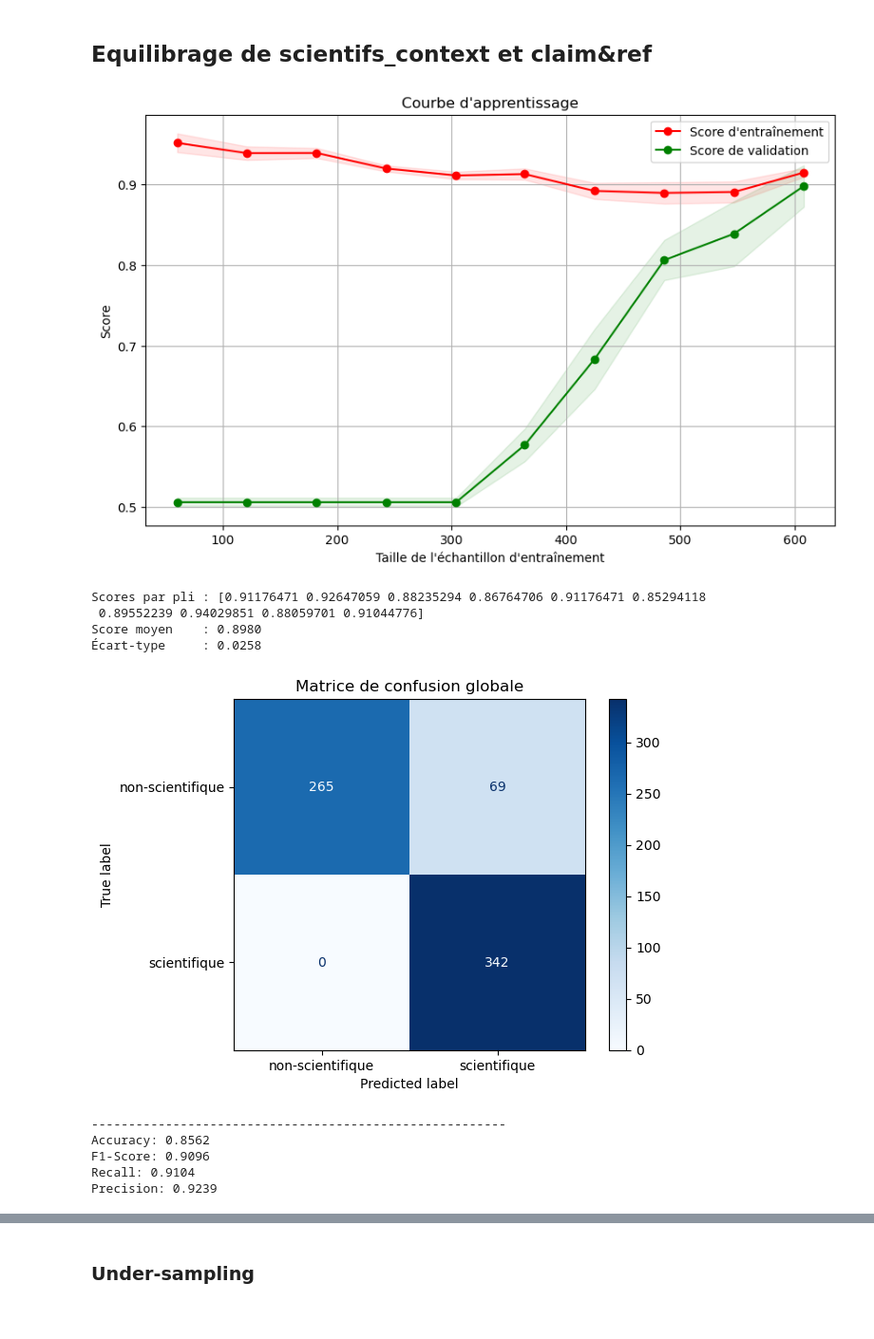
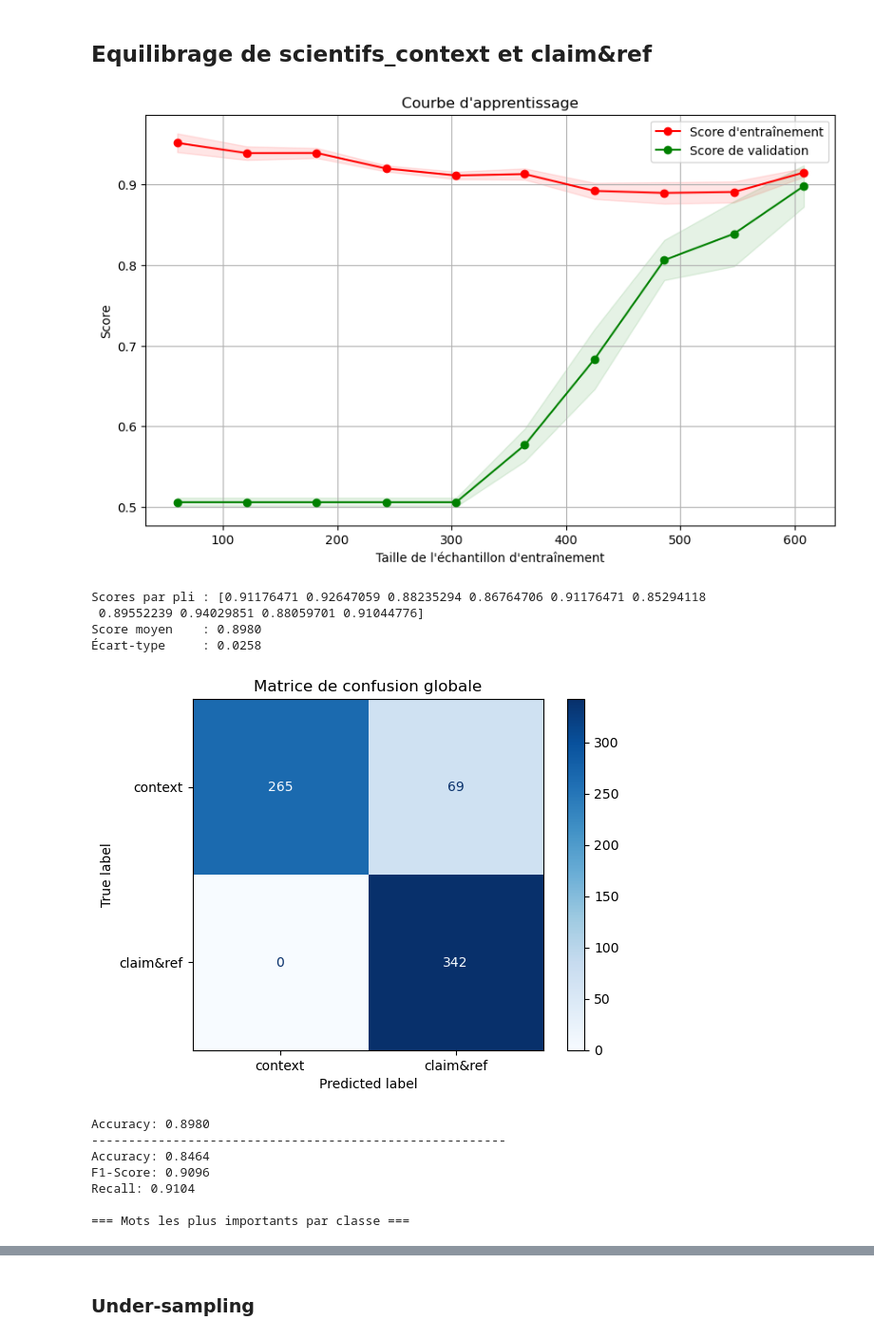
Before and after one commit to Kinadim/ML_projet, a Jupyter notebook: anotherNotebook.ipynb, the cells around one changed output, grey strips where cells are left out. Shown at 95% size. Drawn from its saved outputs; the diff is of its cells as text; code cells hidden in the pictures.

```diff
--- a/anotherNotebook.ipynb
+++ b/anotherNotebook.ipynb
@@ -707,7 +803,7 @@ model = LogisticRegression(class_weight='balanced', max_iter=1000, random_state=
 #model = SVC(kernel='linear', probability=True, random_state=42, C=0.01)
 
 
-fitting_with_scaffold(model,X_resampled,y_resampled)
+fitting_with_scaffold(model,X_resampled,y_resampled,"scientifique","non-scientifique")
 # %% [output]
 [figure]
 Scores par pli : [0.82       0.88       0.90666667 0.88666667 0.85333333 0.8590604
@@ -724,0 +834,15 @@ Avec logistique régréssion, on voir désormais qu'il y a de la mémorisation d
+# %%
+
+#model = OneVsRestClassifier(SVC(kernel='linear', probability=True, random_state=42, C=0.01))
+#model = OneVsRestClassifier(LogisticRegression(class_weight='balanced', max_iter=1000, random_state=42,penalty='l2', C=0.000125))
+#model = RandomForestClassifier(n_estimators=100, max_depth=2, random_state=42)
+#model = RandomForestClassifier(n_estimators=100, random_state=42)
+#model = OneVsRestClassifier(LogisticRegression(class_weight='balanced', max_iter=1000, random_state=42,penalty='l2', C=0.000125))
+#model = OneVsRestClassifier(LogisticRegression(class_weight='balanced', max_iter=1000, random_state=42))
+model = LogisticRegression(class_weight='balanced', max_iter=1000, random_state=42,penalty='l2', C=0.125)
+#model = XGBClassifier(eval_metric='logloss')
+#model = SVC(kernel='linear', probability=True, random_state=42)
+#model = SVC(kernel='linear', probability=True, random_state=42, C=0.01)
+
+
+fitting_with_scaffold(model,X_resampled,y_resampled,"scientifique","non-scientifique")
@@ -804,7 +953,7 @@ sci_df['label'] = sci_df[['scientific_claim', 'scientific_reference']].max(axis=
 #sci_df = sci_df.sample(n=len(sci_df) - 200, random_state=42).reset_index(drop=True)
 # Étape 3 : Préparer les données
 X = sci_df['text']
-y = sci_df['label']
+y = sci_df[['label', 'scientific_context']]
 
 # Étape 4 : Vectorisation avec TF-IDF
 vectorizer = TfidfVectorizer()
@@ -812,43 +1050,57 @@ X_vect = vectorizer.fit_transform(X)
 # %%
 
 
 
-# Étape 5 : Équilibrage des classes avec RandomOverSampler
+    # Étape 5 : Équilibrage des classes avec RandomOverSampler
 
 
-# Use ADASYN for oversampling
-#ros = ADASYN(random_state=42,sampling_strategy=0.75438596499)
-#ros = ADASYN(random_state=42,sampling_strategy=0.8)
-# Adjust the sampling_strategy to ensure new samples can be generated
-ros = ADASYN(random_state=42, sampling_strategy='minority')
+    # Use ADASYN for oversampling
+    #ros = ADASYN(random_state=42,sampling_strategy=0.75438596499)
+    #ros = ADASYN(random_state=42,sampling_strategy=0.8)
 
-#ros = ADASYN(random_state=42,sampling_strategy=0.75438596499)
-X_resampled, y_resampled = ros.fit_resample(X_vect, y)
-#X_resampled, y_resampled = X_vect, y
+
+    # Encode the target variable into a single column
+    label_encoder = LabelEncoder()
+    y_encoded = label_encoder.fit_transform(y['label'])  # Use the 'label' column as the target
+
+    # Adjust the sampling_strategy to ensure new samples can be generated
+    ros = ADASYN(random_state=42, sampling_strategy='minority')
+
+    # Apply ADASYN oversampling
+    X_resampled, y_resampled_encoded = ros.fit_resample(X_vect, y_encoded)
+
+    # Decode the labels back to their original format
+    y_resampled = label_encoder.inverse_transform(y_resampled_encoded)
 
 
 
 
 
-#model = OneVsRestClassifier(SVC(kernel='linear', probability=True, random_state=42, C=0.01))
-#model = OneVsRestClassifier(LogisticRegression(class_weight='balanced', max_iter=1000, random_state=42,penalty='l2', C=0.000125))
-model = OneVsRestClassifier(RandomForestClassifier(n_estimators=100, max_depth=5, random_state=42))
-#model = OneVsRestClassifier(LogisticRegression(class_weight='balanced', max_iter=1000, random_state=42,penalty='l2', C=0.000125))
-#model = OneVsRestClassifier(LogisticRegression(class_weight='balanced', max_iter=1000, random_state=42))
-#model = LogisticRegression(class_weight='balanced', max_iter=1000, random_state=42)
-#model = XGBClassifier(eval_metric='logloss')
-#model = SVC(kernel='linear', probability=True, random_state=42)
-# Configuration des K-Folds
-fitting_with_scaffold(model,X_resampled,y_resampled)
+    #model = OneVsRestClassifier(SVC(kernel='linear', probability=True, random_state=42, C=0.01))
+    #model = OneVsRestClassifier(LogisticRegression(class_weight='balanced', max_iter=1000, random_state=42,penalty='l2', C=0.000125))
+    model = OneVsRestClassifier(RandomForestClassifier(n_estimators=100, max_depth=5, random_state=42))
+    #model = OneVsRestClassifier(LogisticRegression(class_weight='balanced', max_iter=1000, random_state=42,penalty='l2', C=0.000125))
+    #model = OneVsRestClassifier(LogisticRegression(class_weight='balanced', max_iter=1000, random_state=42))
+    #model = LogisticRegression(class_weight='balanced', max_iter=1000, random_state=42)
+    #model = XGBClassifier(eval_metric='logloss')
+    #model = SVC(kernel='linear', probability=True, random_state=42)
+    # Configuration des K-Folds
+    #fitting_with_scaffold(model,X_resampled,y_resampled,"context","claim&ref")
+    name1 = "context"
+    name2 ="claim&ref"
+
+    fitting_with_scaffold2(model,X_resampled,y_resampled,name1,name2)
 # %% [output]
 [figure]
 Scores par pli : [0.91176471 0.92647059 0.88235294 0.86764706 0.91176471 0.85294118
  0.89552239 0.94029851 0.88059701 0.91044776]
 Score moyen    : 0.8980
 Écart-type     : 0.0258
-[figure, old version]
+[figure, new version]
+Accuracy: 0.8980
 --------------------------------------------------------
-Accuracy: 0.8562
+Accuracy: 0.8464
 F1-Score: 0.9096
 Recall: 0.9104
-Precision: 0.9239
+
+=== Mots les plus importants par classe ===
```
Also changed, not shown: parts of 21 cells of this notebook, 1 other file.
